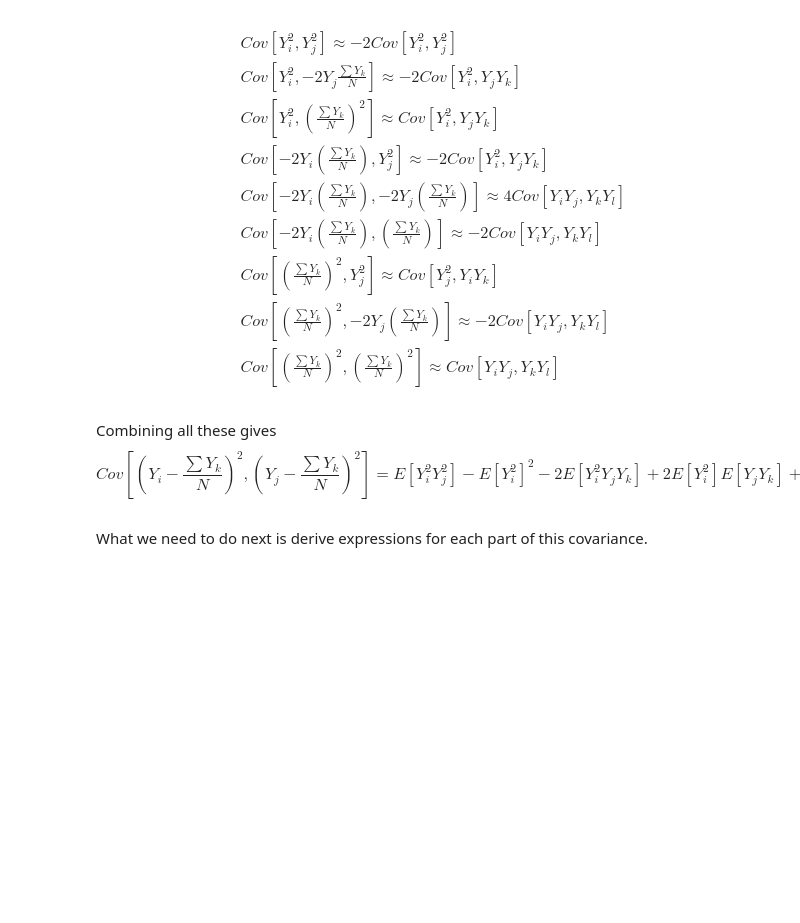
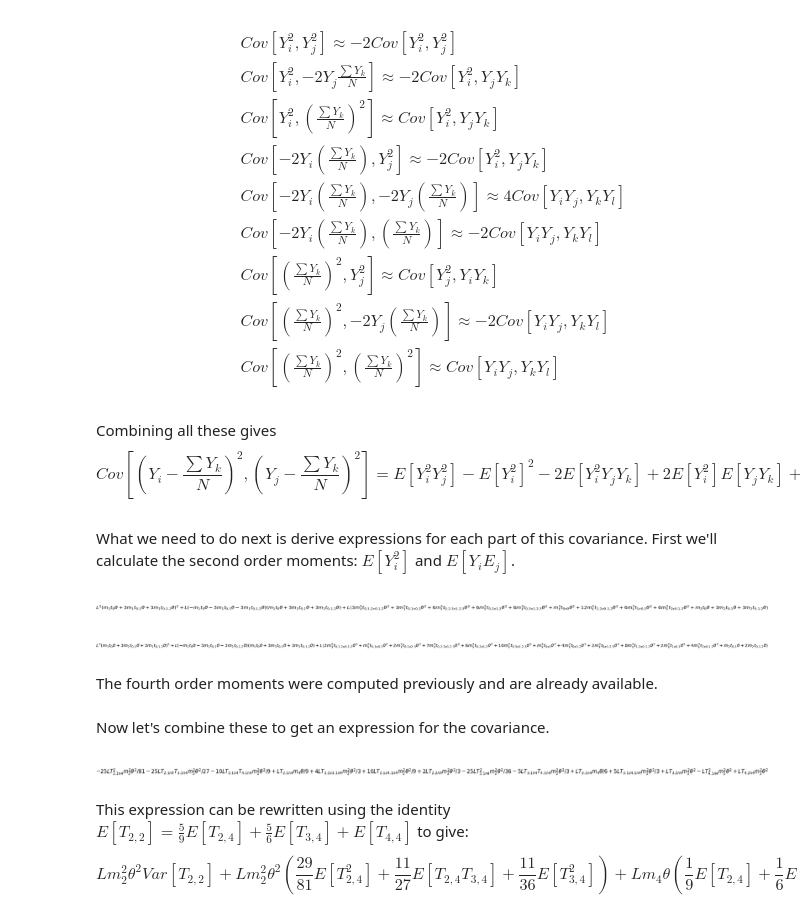
Before and after one commit to emkoch/quant_gen_coal, a Jupyter notebook: programs/cvv.ipynb, the cells around one changed output. Saved outputs shown, nothing was run; the diff lists cells and outputs as text; code cells hidden in the pictures; blank space fills up the shorter version.

```diff
--- a/programs/cvv.ipynb
+++ b/programs/cvv.ipynb
@@ -47,4 +47,20 @@ Combining all these gives
   E[Y_iY_jY_kY_l] - E[Y_iY_j]^2.
 \end{equation}
 # %% [markdown]
-What we need to do next is derive expressions for each part of this covariance.
+What we need to do next is derive expressions for each part of this covariance. First we'll calculate the second order moments: $E[Y_i^2]$ and $E[Y_iE_j]$.
+# %%
+with open("test_mgf_4.pyc", "rb") as fin:
+    mgf_4 = pickle.load(fin)
+# %%
+mom_x1x1_4 = mgf_4.calc_moment([2, 0, 0, 0], approx_type="exchangeable")
+mom_x1x2_4 = mgf_4.calc_moment([1, 1, 0, 0], approx_type="exchangeable")
+# %%
+mom_x1x1_4
+# %% [output]
+[figure, added]
+# %%
+mom_x1x2_4
+# %% [output]
+[figure, added]
+# %% [markdown]
+The fourth order moments were computed previously and are already available.
@@ -50,0 +71,2 @@ What we need to do next is derive expressions for each part of this covariance.
+# %% [markdown]
+Now let's combine these to get an expression for the covariance.
@@ -50,0 +75,11 @@ What we need to do next is derive expressions for each part of this covariance.
+# %%
+mgf_math.sub_all_ti(sqd_cov, [['0'], ['1'], ['2'], ['3']]).simplify().expand()
+# %% [output]
+[figure, added]
+# %% [markdown]
+This expression can be rewritten using the identity $E[T_{2,2}] = \frac{5}{9}E[T_{2,4}] + \frac{5}{6}E[T_{3,4}] + E[T_{4,4}]$ to give:
+$$
+L m_2^2 \theta^2 Var[T_{2,2}] +
+L m_2^2 \theta^2\left(\frac{29}{81} E[T_{2,4}^2] + \frac{11}{27} E[T_{2,4}T_{3,4}] + \frac{11}{36} E[T_{3,4}^2]\right) +
+    L m_4 \theta \left( \frac{1}{9} E[T_{2,4}] + \frac{1}{6} E[T_{3,4}]\right)
+$$
```
Also changed, not shown: parts of 17 cells of this notebook, 2 other files.
